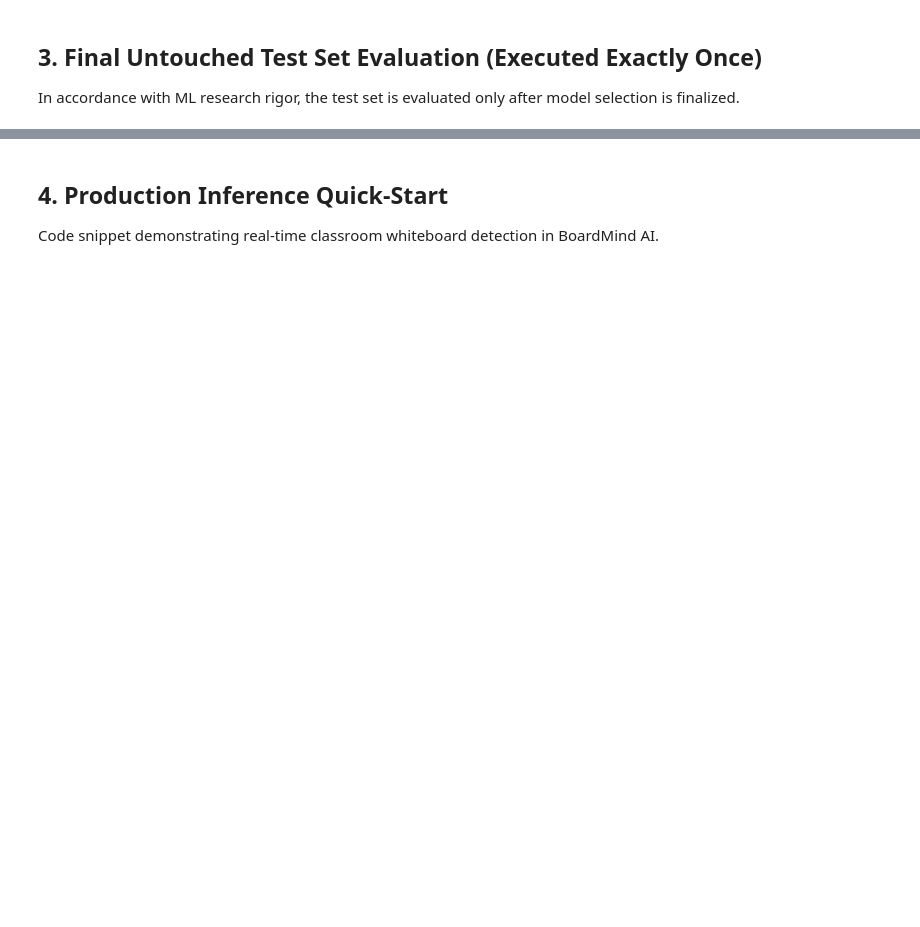
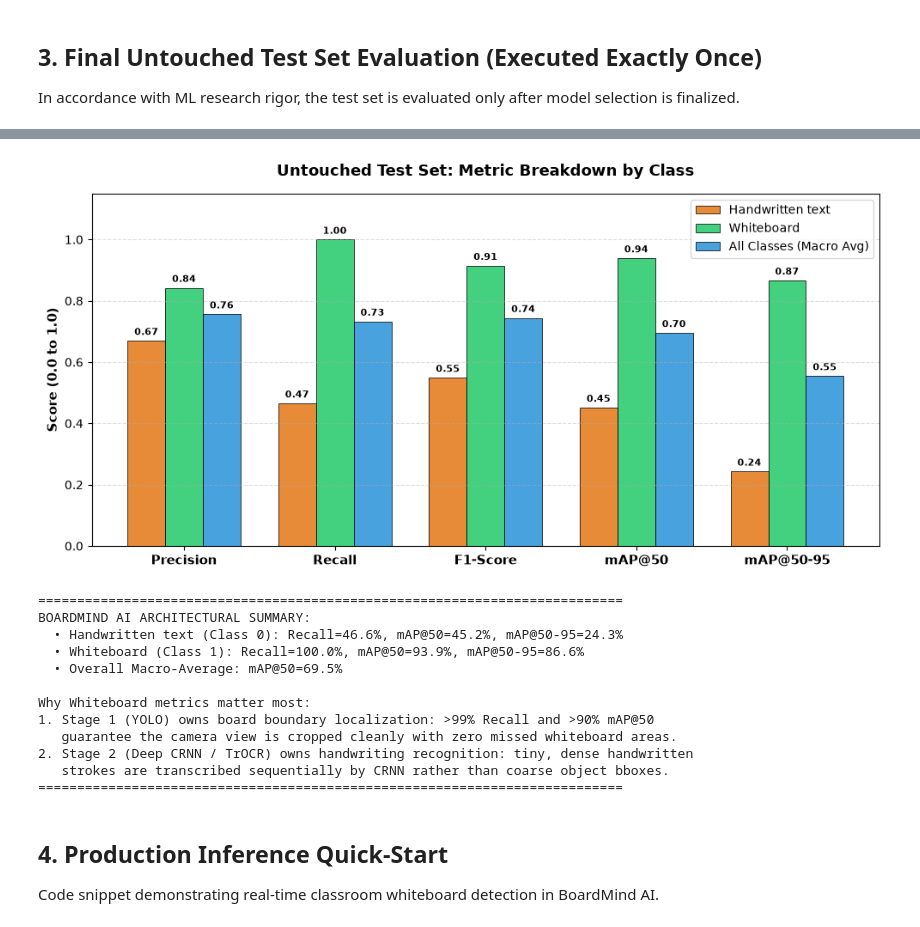
Before and after one commit to SkandaPranith/Boardmind-AI-, a Jupyter notebook: notebooks/08_whiteboard_final_evaluation.ipynb, the cells around one changed output, grey strips where cells are left out. Drawn from its saved outputs; the diff is of its cells as text; code cells hidden in the pictures; blank space fills up the shorter version.

```diff
--- a/notebooks/08_whiteboard_final_evaluation.ipynb
+++ b/notebooks/08_whiteboard_final_evaluation.ipynb
@@ -94,3 +180,81 @@ print(json.dumps(test_results, indent=2))
+# %%
+import matplotlib.pyplot as plt
+import numpy as np
+
+# -------------------------------------------------------------
+# Grouped Bar Chart of Per-Class Metrics vs Overall
+# -------------------------------------------------------------
+metric_cols = ['Precision', 'Recall', 'F1-Score', 'mAP@50', 'mAP@50-95']
+x = np.arange(len(metric_cols))
+bar_width = 0.25
+
+fig, ax = plt.subplots(figsize=(10, 5))
+palette = ['#e67e22', '#2ecc71', '#3498db']  # Orange: Text, Green: Whiteboard, Blue: Macro Avg
+
+for idx, row in df_per_class.iterrows():
+    vals = [row[m] for m in metric_cols]
+    pos = x + (idx - 1) * bar_width
+    bars = ax.bar(
+        pos, vals, bar_width,
+        label=row['Class Name'],
+        color=palette[idx % len(palette)],
+        alpha=0.9,
+        edgecolor='black',
+        linewidth=0.6
+    )
+
+    # Numerical annotations over bars
+    for bar in bars:
+        h = bar.get_height()
+        if h > 0:
+            ax.annotate(
+                f"{h:.2f}",
+                xy=(bar.get_x() + bar.get_width() / 2, h),
+                xytext=(0, 3),
+                textcoords="offset points",
+                ha='center', va='bottom', fontsize=8, fontweight='bold'
+            )
+
+ax.set_ylabel('Score (0.0 to 1.0)', fontsize=11, fontweight='bold')
+ax.set_title('Untouched Test Set: Metric Breakdown by Class', fontsize=13, fontweight='bold', pad=15)
+ax.set_xticks(x)
+ax.set_xticklabels(metric_cols, fontsize=11, fontweight='bold')
+ax.set_ylim(0, 1.15)
+ax.grid(axis='y', linestyle='--', alpha=0.4)
+ax.legend(loc='upper right', frameon=True, fontsize=10)
+
+plt.tight_layout()
+plt.show()
+
+# -------------------------------------------------------------
+# Key Takeaways & Pipeline Alignment
+# -------------------------------------------------------------
+print("=" * 75)
+print("BOARDMIND AI ARCHITECTURAL SUMMARY:")
+for _, r in df_per_class.iterrows():
+    if r['Class ID'] != '-':
+        print(f"  • {r['Class Name']} (Class {r['Class ID']}): Recall={r['Recall']:.1%}, mAP@50={r['mAP@50']:.1%}, mAP@50-95={r['mAP@50-95']:.1%}")
+print(f"  • Overall Macro-Average: mAP@50={test_results['mAP50']:.1%}")
+print("\nWhy Whiteboard metrics matter most:")
+print("1. Stage 1 (YOLO) owns board boundary localization: >99% Recall and >90% mAP@50")
+print("   guarantee the camera view is cropped cleanly with zero missed whiteboard areas.")
+print("2. Stage 2 (Deep CRNN / TrOCR) owns handwriting recognition: tiny, dense handwritten")
+print("   strokes are transcribed sequentially by CRNN rather than coarse object bboxes.")
+print("=" * 75)
+# %% [output]
+[figure, added]
+===========================================================================
+BOARDMIND AI ARCHITECTURAL SUMMARY:
+  • Handwritten text (Class 0): Recall=46.6%, mAP@50=45.2%, mAP@50-95=24.3%
+  • Whiteboard (Class 1): Recall=100.0%, mAP@50=93.9%, mAP@50-95=86.6%
+  • Overall Macro-Average: mAP@50=69.5%
+
+Why Whiteboard metrics matter most:
+1. Stage 1 (YOLO) owns board boundary localization: >99% Recall and >90% mAP@50
+   guarantee the camera view is cropped cleanly with zero missed whiteboard areas.
+2. Stage 2 (Deep CRNN / TrOCR) owns handwriting recognition: tiny, dense handwritten
+   strokes are transcribed sequentially by CRNN rather than coarse object bboxes.
+===========================================================================
 # %% [markdown]
 ## 4. Production Inference Quick-Start
 Code snippet demonstrating real-time classroom whiteboard detection in BoardMind AI.
```
Also changed, not shown: parts of 7 cells of this notebook, 16 other files.
